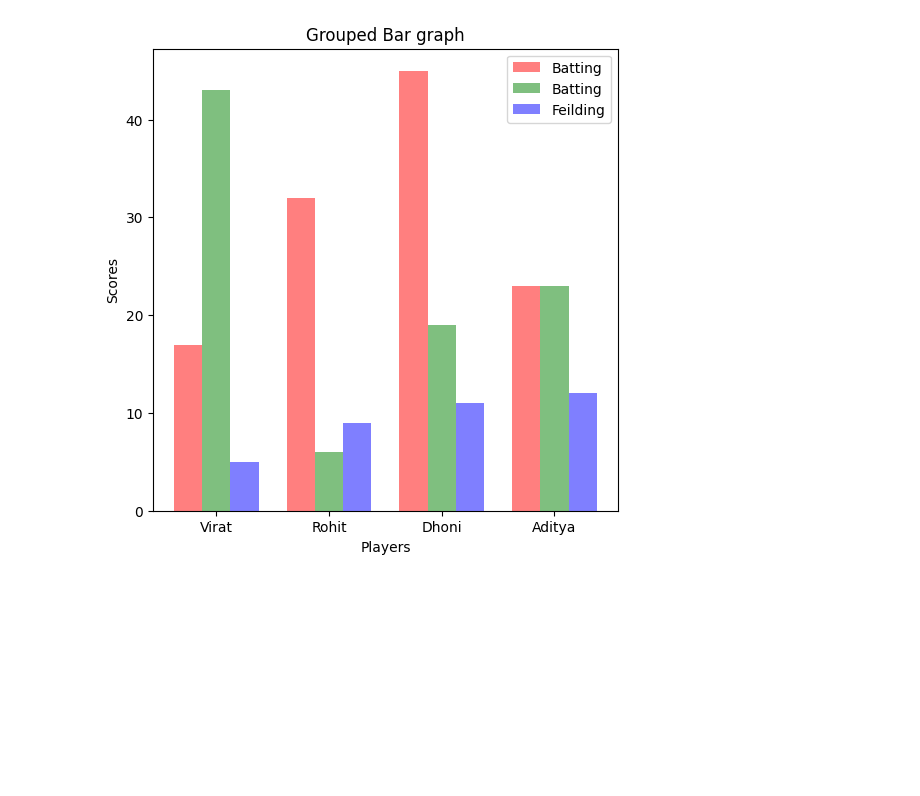
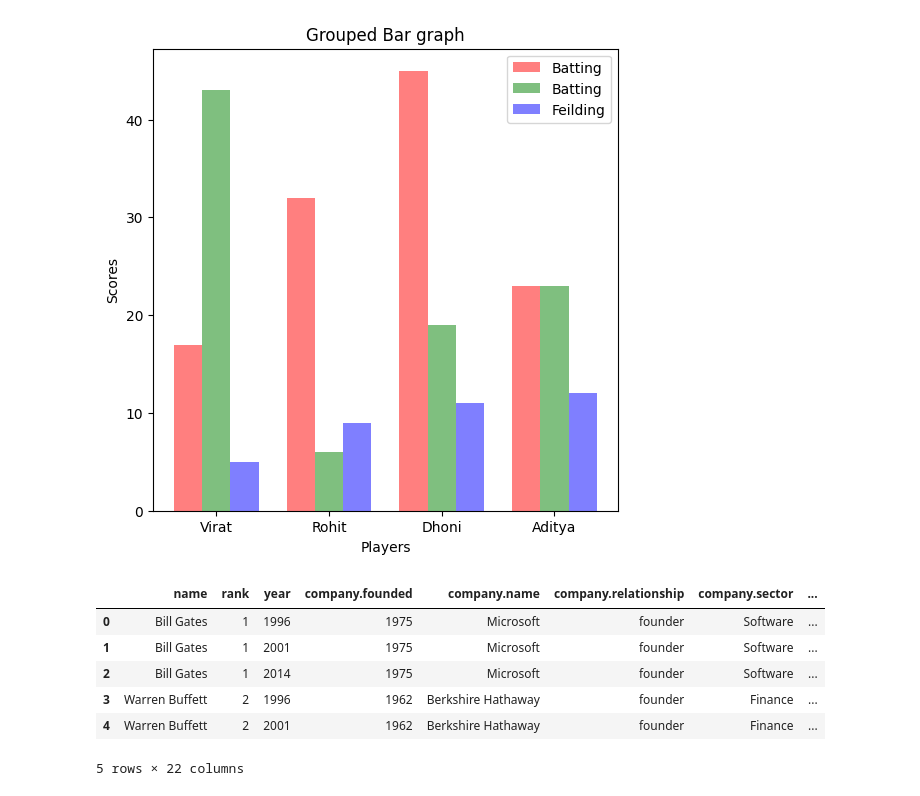
Before and after one commit to Aditya44234/AIwithPy, a Jupyter notebook: matplotlib.ipynb, the cells around one changed output. Saved outputs shown, nothing was run; the diff lists cells and outputs as text; code cells hidden in the pictures; blank space fills up the shorter version.

```diff
--- a/matplotlib.ipynb
+++ b/matplotlib.ipynb
@@ -163,3 +163,21 @@ plt.legend()
 plt.show()
 # %% [output]
 [figure]
+# %%
+
+import pandas as pd
+import matplotlib.pyplot as plt
+import numpy as np
+import matplotlib as mpl
+
+df=pd.read_csv(r"C:\Users\ADITYA JOSHI\OneDrive\ドキュメント\Desktop\billionaires.csv",encoding='unicode_escape')
+
+df.head(5)
+# %% [output]
+|  | name | rank | year | company.founded | company.name | company.relationship | company.sector | ... |
+| 0 | Bill Gates | 1 | 1996 | 1975 | Microsoft | founder | Software | ... |
+| 1 | Bill Gates | 1 | 2001 | 1975 | Microsoft | founder | Software | ... |
+| 2 | Bill Gates | 1 | 2014 | 1975 | Microsoft | founder | Software | ... |
+| 3 | Warren Buffett | 2 | 1996 | 1962 | Berkshire Hathaway | founder | Finance | ... |
+| 4 | Warren Buffett | 2 | 2001 | 1962 | Berkshire Hathaway | founder | Finance | ... |
+5 rows × 22 columns
```
Also changed, not shown: parts of 2 cells of this notebook.
